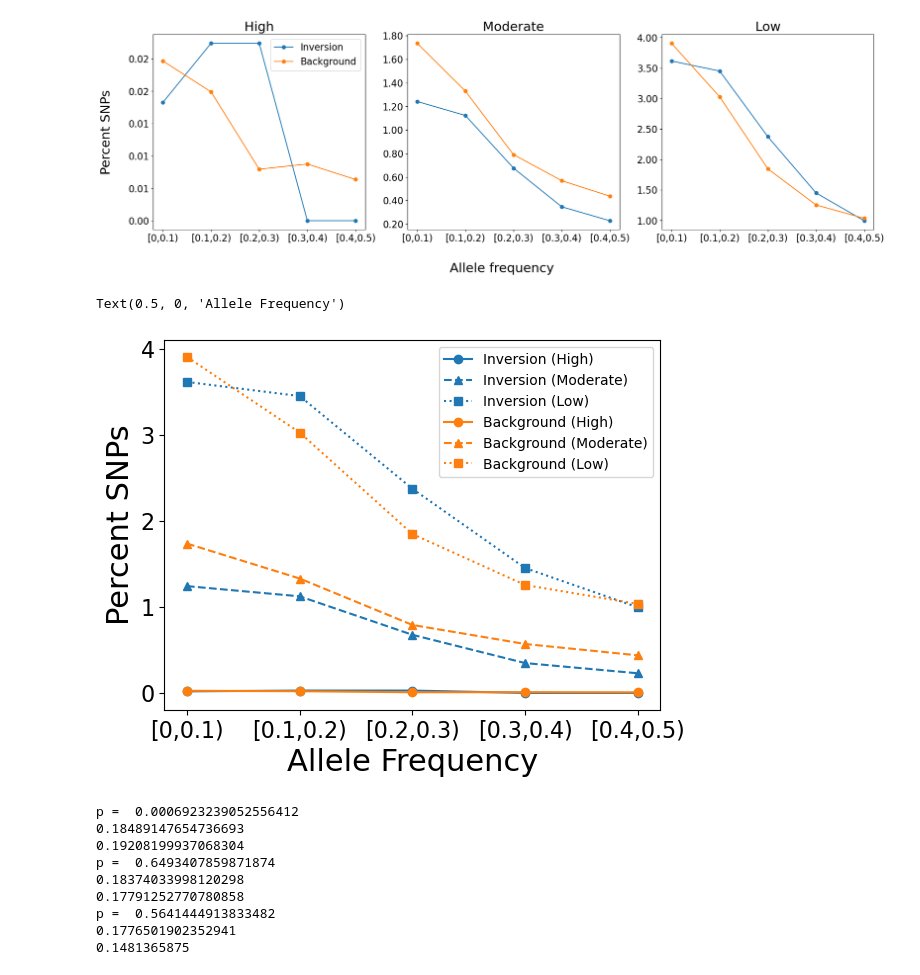
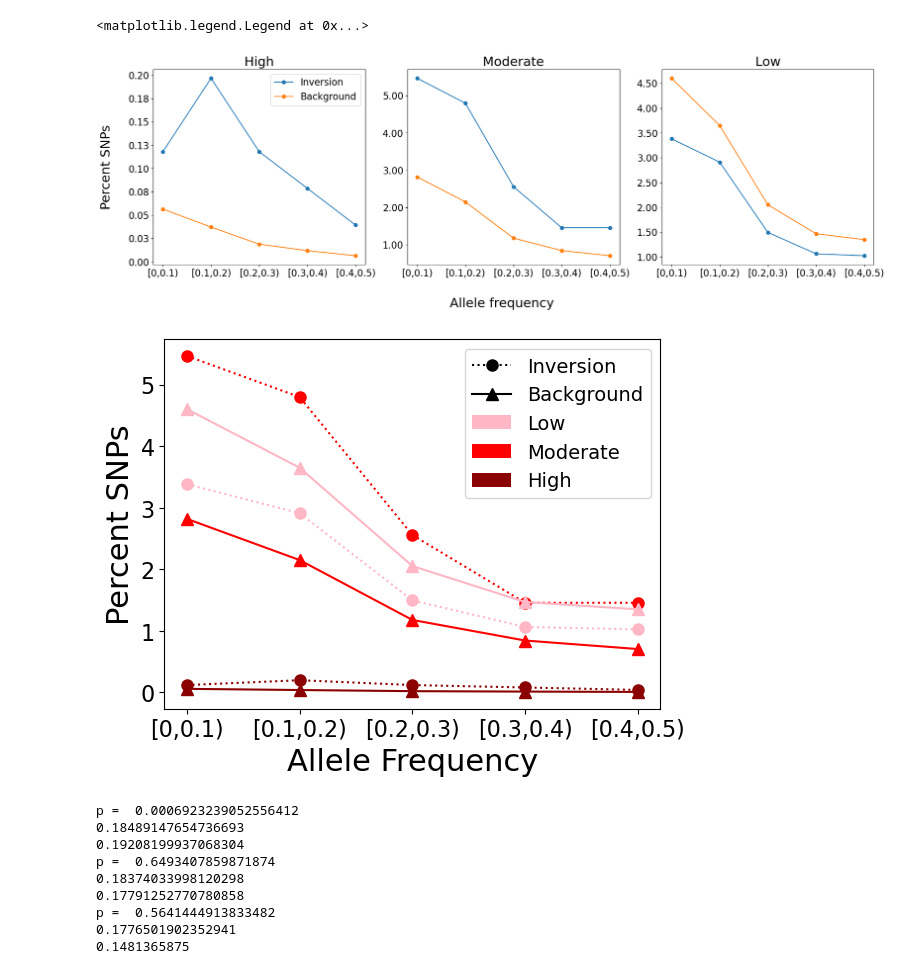
Before and after one commit to Cpetak/local_pca_pipe, a Jupyter notebook: plot_AFs.ipynb, the cells around one changed output. Cells and saved outputs as stored; diff of their text form; code cells hidden in the pictures.

```diff
--- a/plot_AFs.ipynb
+++ b/plot_AFs.ipynb
@@ -45,7 +45,7 @@ def get_counts(level, mytype,cname):
 
     return counts, df1, df2
 # %%
-cname="600"
+cname="594"
 high_inv, _, _ = get_counts("high", "inv",cname)
 medium_inv, _, _ = get_counts("mod", "inv",cname)
 low_inv, _, _ = get_counts("low", "inv",cname)
@@ -103,11 +103,12 @@ axs[2].yaxis.set_major_formatter(plt.FuncFormatter(lambda y, _: f'{y:.2f}'))
 
 axs[0].legend(fontsize=16)
 
-plt.savefig("figs/594_AFs2.pdf", format='pdf', bbox_inches='tight')
+#plt.savefig("figs/594_AFs2.pdf", format='pdf', bbox_inches='tight')
 # %% [output]
+<matplotlib.legend.Legend at 0x...>
-[figure, old version]
+[figure, new version]
 # %%
-cname="600"
+cname="594"
 high_inv, _, _ = get_counts("high", "inv",cname)
 medium_inv, _, _ = get_counts("mod", "inv",cname)
 low_inv, _, _ = get_counts("low", "inv",cname)
@@ -132,50 +133,66 @@ total_outside = total_outside - outside_intergenic
 inversion_snps = inversion_snps - inversion_intergenic
 
 values_total = np.array(df.iloc[1:7][0].tolist()).astype(int)
 values_inverted = np.array(df_inv.iloc[1:7][0].tolist()).astype(int)
 values_outside = values_total - values_inverted
 
-plt.plot(list(range(len(high_inv))),np.array(high_inv)/inversion_snps*100, marker="o",label="Inversion",color="C0")
-plt.plot(list(range(len(high_inv))),np.array(high_out)/total_outside*100, marker="o",label="Background",color="C1")
-plt.plot(list(range(len(high_inv))),np.array(medium_inv)/inversion_snps*100, marker="^", linestyle="--",color="C0")
-plt.plot(list(range(len(high_inv))),np.array(medium_out)/total_outside*100, marker="^",linestyle="--",color="C1")
-plt.plot(list(range(len(high_inv))),np.array(low_inv)/inversion_snps*100, marker="s",linestyle=":",color="C0")
-plt.plot(list(range(len(high_inv))),np.array(low_out)/total_outside*100, marker="s",linestyle=":",color="C1")
+# plt.plot(list(range(len(high_inv))),np.array(high_inv)/inversion_snps*100, marker="o",label="Inversion",color="C0")
+# plt.plot(list(range(len(high_inv))),np.array(high_out)/total_outside*100, marker="o",label="Background",color="C1")
+# plt.plot(list(range(len(high_inv))),np.array(medium_inv)/inversion_snps*100, marker="^", linestyle="--",color="C0")
+# plt.plot(list(range(len(high_inv))),np.array(medium_out)/total_outside*100, marker="^",linestyle="--",color="C1")
+# plt.plot(list(range(len(high_inv))),np.array(low_inv)/inversion_snps*100, marker="s",linestyle=":",color="C0")
+# plt.plot(list(range(len(high_inv))),np.array(low_out)/total_outside*100, marker="s",linestyle=":",color="C1")
+
+m=8
+mcs=["#8B0000","#FF0000","#Ffb7c5"] #  Ffb7c5
+alphas=[]
+plt.plot(list(range(len(high_inv))),np.array(high_inv)/inversion_snps*100, marker="o",markersize=m, label="Inversion",linestyle=":",color=mcs[0])
+plt.plot(list(range(len(high_inv))),np.array(high_out)/total_outside*100, marker="^",markersize=m, label="Background",linestyle="-",color=mcs[0])
+plt.plot(list(range(len(high_inv))),np.array(medium_inv)/inversion_snps*100, marker="o",markersize=m, linestyle=":",color=mcs[1])
+plt.plot(list(range(len(high_inv))),np.array(medium_out)/total_outside*100, marker="^",markersize=m,linestyle="-",color=mcs[1])
+plt.plot(list(range(len(high_inv))),np.array(low_inv)/inversion_snps*100, marker="o",markersize=m,linestyle=":",color=mcs[2])
+plt.plot(list(range(len(high_inv))),np.array(low_out)/total_outside*100, marker="^",markersize=m,linestyle="-",color=mcs[2])
 
 plt.xticks(list(range(len(high_inv))), value_labels)
 
 #plt.text(-0.25, 0.5, 'Percent SNPs', va='center', rotation='vertical', fontsize=22, transform=axs[0].transAxes)
 #plt.text(0.2, -0.2, 'Allele frequency', va='center', rotation='horizontal', fontsize=22, transform=axs[1].transAxes)
 
 import matplotlib.lines as mlines
 import matplotlib.patches as mpatches
 
+# legend_elements = [
+#     mlines.Line2D([], [], color='red', linestyle=':', marker='o',label='Inversion (High)'),
+#     mlines.Line2D([], [], color='C1', linestyle=':', marker='o',label='Inversion (Moderate)'),
+#     mlines.Line2D([], [], color='green', linestyle=':', marker='o',label='Inversion (Low)'),
+#     mlines.Line2D([], [], color='red', linestyle='-', marker='^',label='Background (High)'),
+#     mlines.Line2D([], [], color='C1', linestyle='-', marker='^',label='Background (Moderate)'),
+#     mlines.Line2D([], [], color='green', linestyle='-', marker='^',label='Background (Low)')
+# ]
+
 legend_elements = [
-    mlines.Line2D([], [], color='C0', linestyle='-', marker='o',label='Inversion (High)'),
-    mlines.Line2D([], [], color='C0', linestyle='--', marker='^',label='Inversion (Moderate)'),
-    mlines.Line2D([], [], color='C0', linestyle=':', marker='s',label='Inversion (Low)'),
-    mlines.Line2D([], [], color='C1', linestyle='-', marker='o',label='Background (High)'),
-    mlines.Line2D([], [], color='C1', linestyle='--', marker='^',label='Background (Moderate)'),
-    mlines.Line2D([], [], color='C1', linestyle=':', marker='s',label='Background (Low)')
+    mlines.Line2D([], [], color='black', linestyle=':', marker='o', markersize=m, label='Inversion'),
+    mlines.Line2D([], [], color='black', linestyle='-', marker='^',markersize=m,label='Background'),
+    mpatches.Patch(facecolor=mcs[2], edgecolor='None',label='Low'),
+    mpatches.Patch(facecolor=mcs[1], edgecolor='None',label='Moderate'),
+    mpatches.Patch(facecolor=mcs[0], edgecolor='None',label='High')
 ]
 
 #legend_elements = [
     #mpatches.Patch(facecolor='C0', edgecolor='black', label='Homozygotes (q)'),
     #mpatches.Patch(facecolor='C1', edgecolor='black',label='Homozygotes (p)'),
     #mpatches.Patch(facecolor='C2', edgecolor='black',label='Heterozygotes')
 #]
 
 plt.tick_params(axis='both', which='major', labelsize=16)
 
-#plt.legend(fontsize=16)
-plt.legend(handles=legend_elements, loc='upper right')
+plt.legend(handles=legend_elements, loc='upper right', fontsize=14)
 plt.ylabel("Percent SNPs",fontsize=22)
 plt.xlabel("Allele Frequency",fontsize=22)
 
-#plt.savefig("figs/606_AFs.pdf", format='pdf', bbox_inches='tight')
+#plt.savefig("figs/594_AFs.pdf", format='pdf', bbox_inches='tight')
 # %% [output]
-Text(0.5, 0, 'Allele Frequency')
-[figure, old version]
+[figure, new version]
 # %%
 #plt.violinplot([df1["MAF"].tolist(), df2["MAF"].tolist()])
 _, df1, df2 = get_counts("low", "all",cname)
```
Also changed, not shown: 3 other files.
